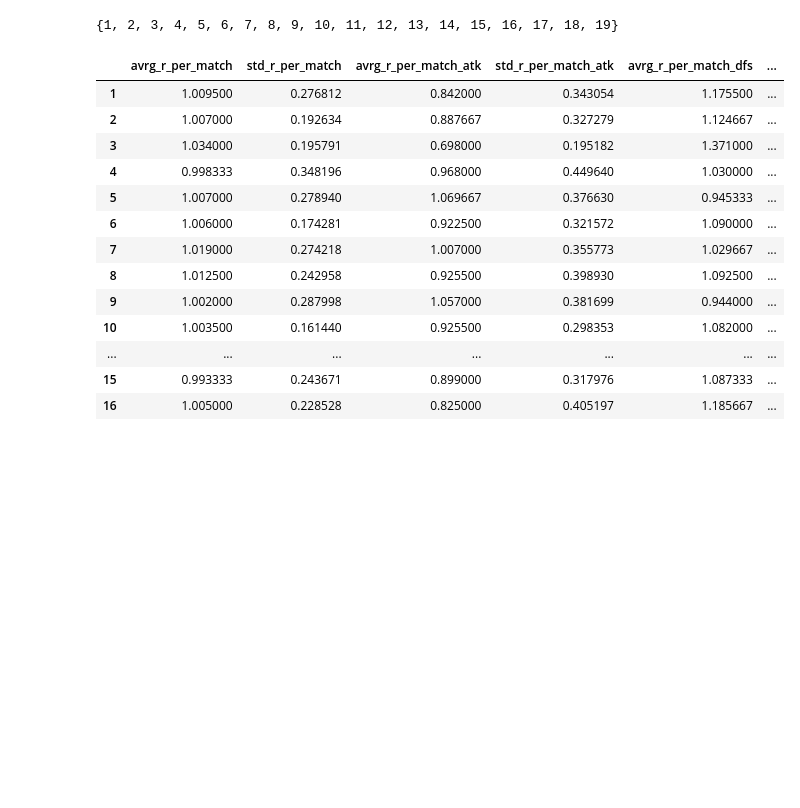
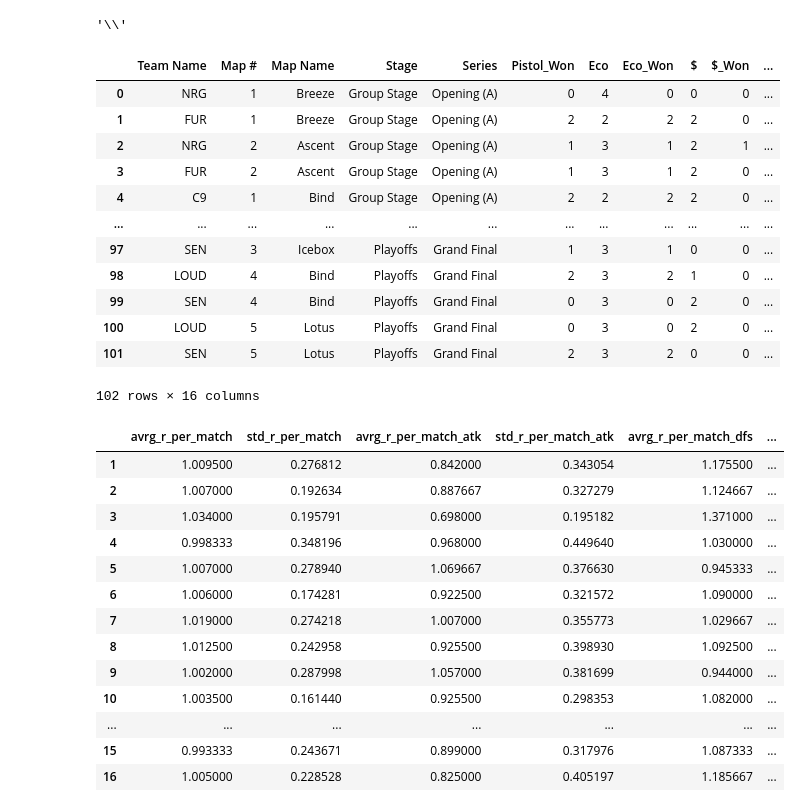
Before and after one commit to mariusBRM/M8_Valorant, a Jupyter notebook: notebooks/analysis.ipynb, the cells around one changed output. Cells and saved outputs as stored; diff of their text form; code cells hidden in the pictures; blank space fills up the shorter version.

```diff
--- a/analysis.ipynb
+++ b/notebooks/analysis.ipynb
@@ -34,4 +33,0 @@ pick_ban_emea = pd.read_csv('champions-tour-2024-emea-kickoff_data\pick_ban_data
-# %%
-set(general_pacific['Id'])
-# %% [output]
-{1, 2, 3, 4, 5, 6, 7, 8, 9, 10, 11, 12, 13, 14, 15, 16, 17, 18, 19}
@@ -38,3 +45,27 @@ set(general_pacific['Id'])
+# %%
+Config.SLASH
+# %% [output]
+'\\'
+# %%
+import pandas as pd
+
+t = pd.read_csv(Config.SAVE_RAW_PATH + Config.SLASH + Config.Name_event['kickoff americas'] + '_data' + Config.SLASH + Config.ECONOMY_DATA + Config.UNDERSCORE + Config.Name_event['kickoff americas'] + Config.CSV)
+# %%
+t
+# %% [output]
+|  | Team Name | Map # | Map Name | Stage | Series | Pistol_Won | Eco | Eco_Won | $ | $_Won | ... |
+| 0 | NRG | 1 | Breeze | Group Stage | Opening (A) | 0 | 4 | 0 | 0 | 0 | ... |
+| 1 | FUR | 1 | Breeze | Group Stage | Opening (A) | 2 | 2 | 2 | 2 | 0 | ... |
+| 2 | NRG | 2 | Ascent | Group Stage | Opening (A) | 1 | 3 | 1 | 2 | 1 | ... |
+| 3 | FUR | 2 | Ascent | Group Stage | Opening (A) | 1 | 3 | 1 | 2 | 0 | ... |
+| 4 | C9 | 1 | Bind | Group Stage | Opening (A) | 2 | 2 | 2 | 2 | 0 | ... |
+| ... | ... | ... | ... | ... | ... | ... | ... | ... | ... | ... | ... |
+| 97 | SEN | 3 | Icebox | Playoffs | Grand Final | 1 | 3 | 1 | 0 | 0 | ... |
+| 98 | LOUD | 4 | Bind | Playoffs | Grand Final | 2 | 3 | 2 | 1 | 0 | ... |
+| 99 | SEN | 4 | Bind | Playoffs | Grand Final | 0 | 3 | 0 | 2 | 0 | ... |
+| 100 | LOUD | 5 | Lotus | Playoffs | Grand Final | 0 | 3 | 0 | 2 | 0 | ... |
+| 101 | SEN | 5 | Lotus | Playoffs | Grand Final | 2 | 3 | 2 | 0 | 0 | ... |
+102 rows × 16 columns
 # %%
 def general_dataset_creation(type, data_emea, data_americas, data_pacific):
     """
```
Also changed, not shown: parts of 2 cells of this notebook, 52 other files.
